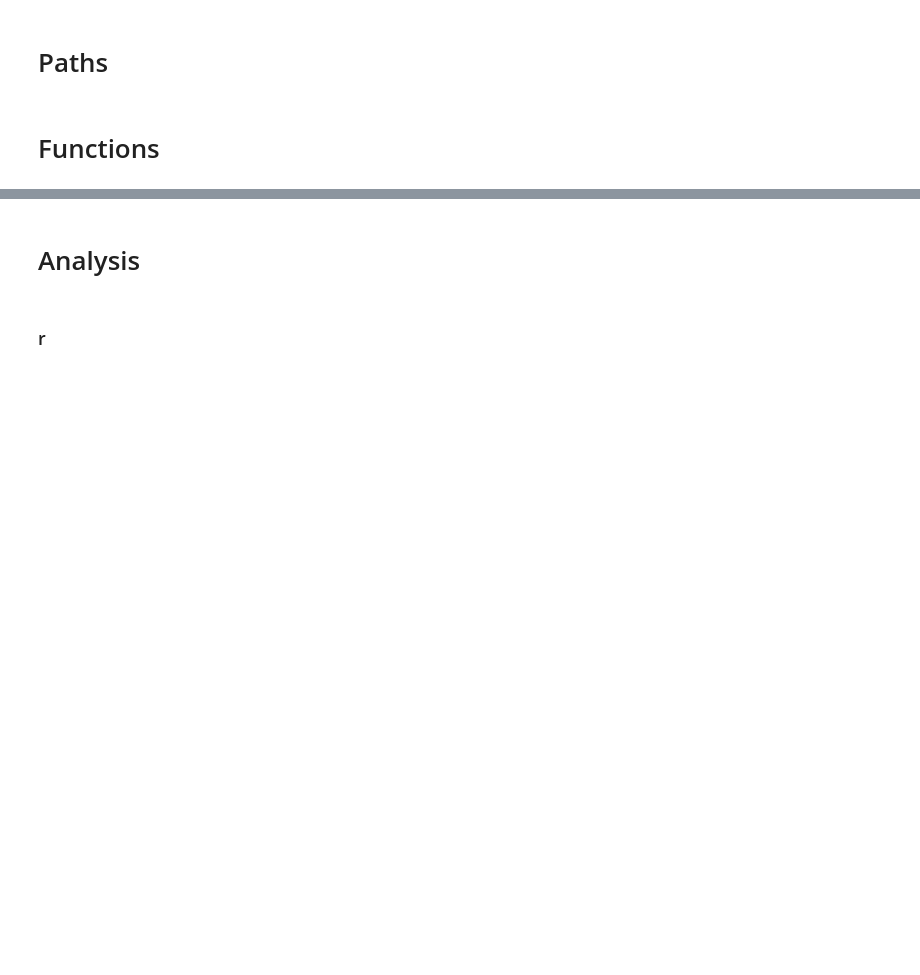
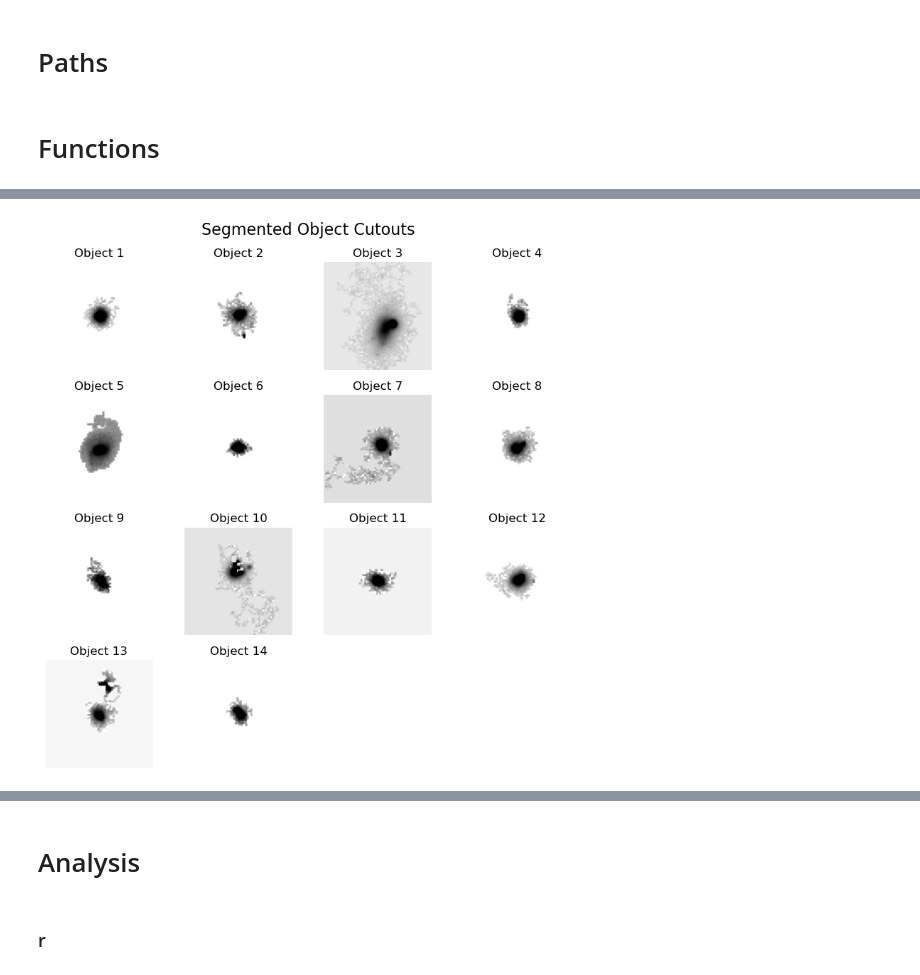
Before and after one commit to heesters-nick/DwarForge, a Jupyter notebook: notebooks/data_accretion.ipynb, the cells around one changed output, grey strips where cells are left out. Saved outputs shown, nothing was run; the diff lists cells and outputs as text; code cells hidden in the pictures; blank space fills up the shorter version.

```diff
--- a/notebooks/data_accretion.ipynb
+++ b/notebooks/data_accretion.ipynb
@@ -734,0 +869,4 @@ def plot_cutouts(cutouts, num_cutouts=9, figsize=(8, 8), percent=98.5):
+# %%
+plot_cutouts(cutouts_i, num_cutouts=15)
+# %% [output]
+[figure, added]
```
Also changed, not shown: parts of 17 cells of this notebook, 4 other files.
